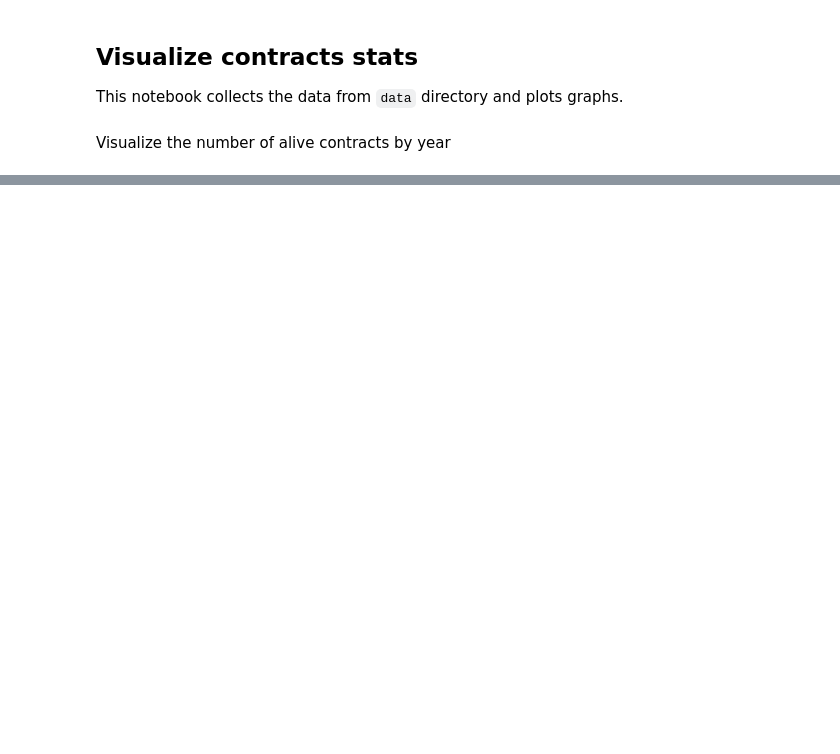
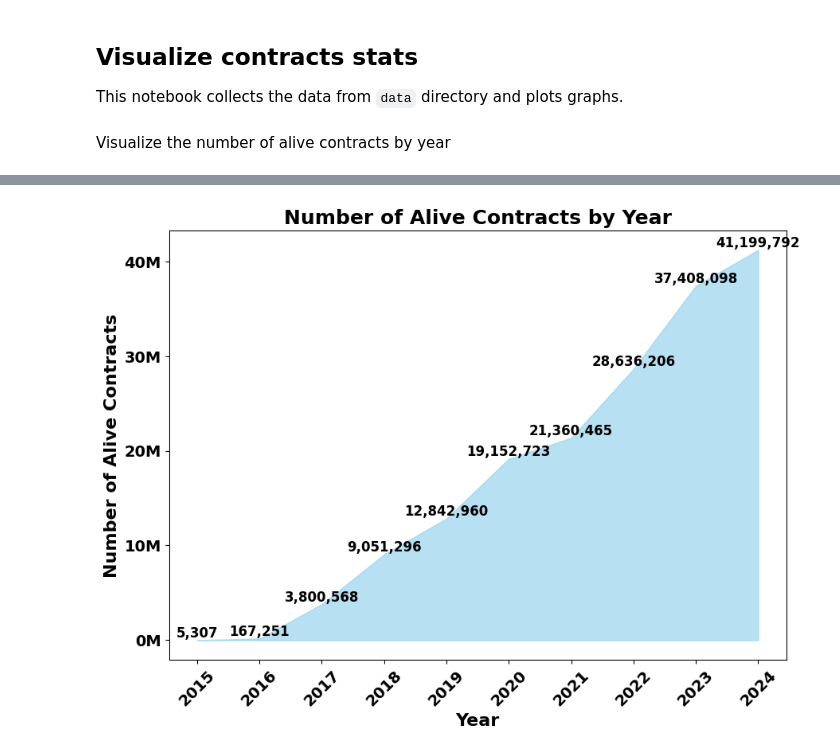
Before and after one commit to mab-xyz/crystal-clear, a Jupyter notebook: notebooks/plot_contract_stats.ipynb, the cells around one changed output, grey strips where cells are left out. Cells and saved outputs as stored; diff of their text form; code cells hidden in the pictures; blank space fills up the shorter version.

Commit message:
update alive contracts & add dependencies by year

```diff
--- a/notebooks/plot_contract_stats.ipynb
+++ b/notebooks/plot_contract_stats.ipynb
@@ -40,0 +50,32 @@ plt.show()
+# %%
+# Load data
+alive_csv = '../data/alive_contracts_year.csv'
+data = pd.read_csv(alive_csv)
+
+# Create figure
+plt.figure(figsize=(10, 7))
+
+# Plot area chart
+plt.fill_between(data['year'], data['n_alive_contracts'], color='skyblue', alpha=0.6)
+
+# Add labels and title
+plt.xlabel('Year', fontsize=16, fontweight='bold')
+plt.ylabel('Number of Alive Contracts', fontsize=16, fontweight='bold')
+plt.title('Number of Alive Contracts by Year', fontsize=18, fontweight='bold')
+
+# Add labels on top of the area plot
+for x, y in zip(data['year'], data['n_alive_contracts']):
+    plt.text(x, y, f'{y:,}', ha='center', va='bottom', fontsize=12, fontweight='bold')
+
+# Set x-ticks to show every year with larger text
+plt.xticks(data['year'], rotation=45, fontsize=14, fontweight='bold')
+
+# Set y-ticks with larger text
+plt.yticks(fontsize=14, fontweight='bold')
+plt.gca().yaxis.set_major_formatter(ticker.FuncFormatter(lambda x, _: f'{int(x/1e6)}M'))
+
+# Save and display the plot
+plt.savefig("figures/alive_contracts_by_year.pdf", format='pdf', bbox_inches='tight')
+plt.show()
+# %% [output]
+[figure, added]
```
Also changed, not shown: parts of 3 cells of this notebook, 4 other files.
